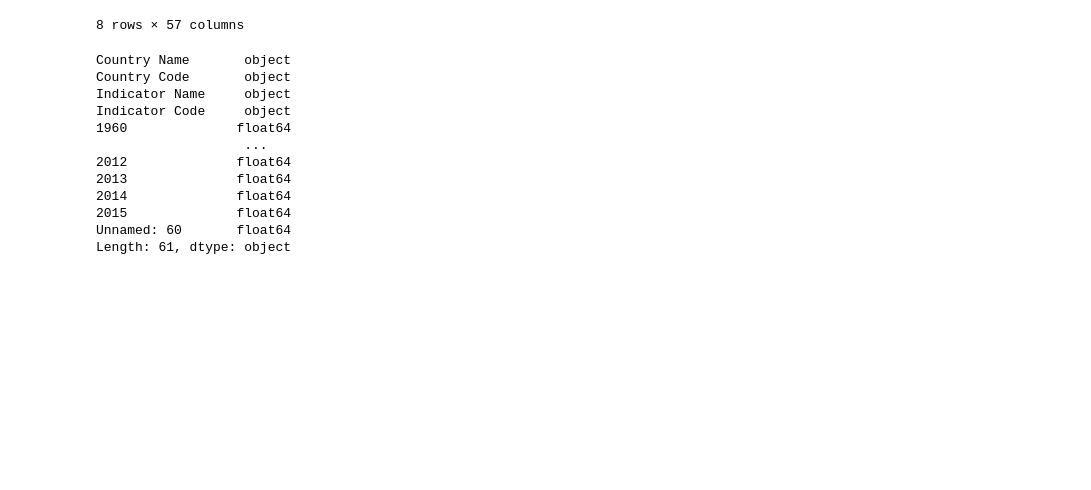
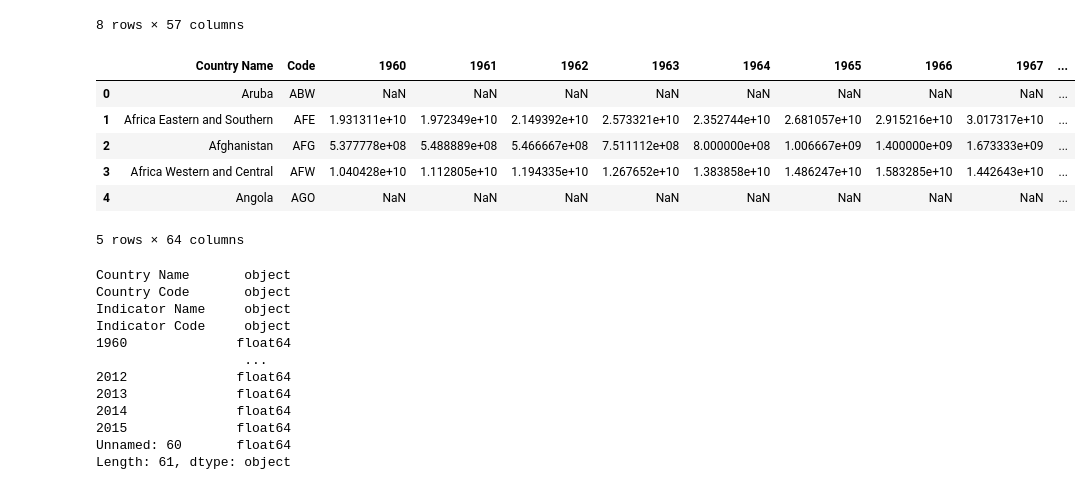
Before and after one commit to aishwaryabsk/GDP_Health_Analysis, a Jupyter notebook: GDP_Health_Analysis.ipynb, the cells around one changed output. Cells and saved outputs as stored; diff of their text form; code cells hidden in the pictures; blank space fills up the shorter version.

```diff
--- a/GDP_Health_Analysis.ipynb
+++ b/GDP_Health_Analysis.ipynb
@@ -19,6 +28,16 @@ nutr_df.describe()
 | 75% | 9.993525e+04 | 1.034000e+05 | 1.025840e+05 | 1.078488e+05 | 1.107500e+05 | 1.125765e+05 | 1.156312e+05 | 1.151888e+05 | 1.211970e+05 | 1.243615e+05 | ... | ... |
 | max | 3.035056e+09 | 3.076121e+09 | 3.129064e+09 | 3.193947e+09 | 3.259355e+09 | 3.326054e+09 | 3.395866e+09 | 3.465297e+09 | 3.535512e+09 | 3.609910e+09 | ... | ... |
 8 rows × 57 columns
+# %%
+gdp_df.head(5)
+# %% [output]
+|  | Country Name | Code | 1960 | 1961 | 1962 | 1963 | 1964 | 1965 | 1966 | 1967 | ... |
+| 0 | Aruba | ABW | NaN | NaN | NaN | NaN | NaN | NaN | NaN | NaN | ... |
+| 1 | Africa Eastern and Southern | AFE | 1.931311e+10 | 1.972349e+10 | 2.149392e+10 | 2.573321e+10 | 2.352744e+10 | 2.681057e+10 | 2.915216e+10 | 3.017317e+10 | ... |
+| 2 | Afghanistan | AFG | 5.377778e+08 | 5.488889e+08 | 5.466667e+08 | 7.511112e+08 | 8.000000e+08 | 1.006667e+09 | 1.400000e+09 | 1.673333e+09 | ... |
+| 3 | Africa Western and Central | AFW | 1.040428e+10 | 1.112805e+10 | 1.194335e+10 | 1.267652e+10 | 1.383858e+10 | 1.486247e+10 | 1.583285e+10 | 1.442643e+10 | ... |
+| 4 | Angola | AGO | NaN | NaN | NaN | NaN | NaN | NaN | NaN | NaN | ... |
+5 rows × 64 columns
 # %%
 nutr_df.dtypes
 # %% [output]
```
Also changed, not shown: parts of 16 cells of this notebook, 2 other files.
